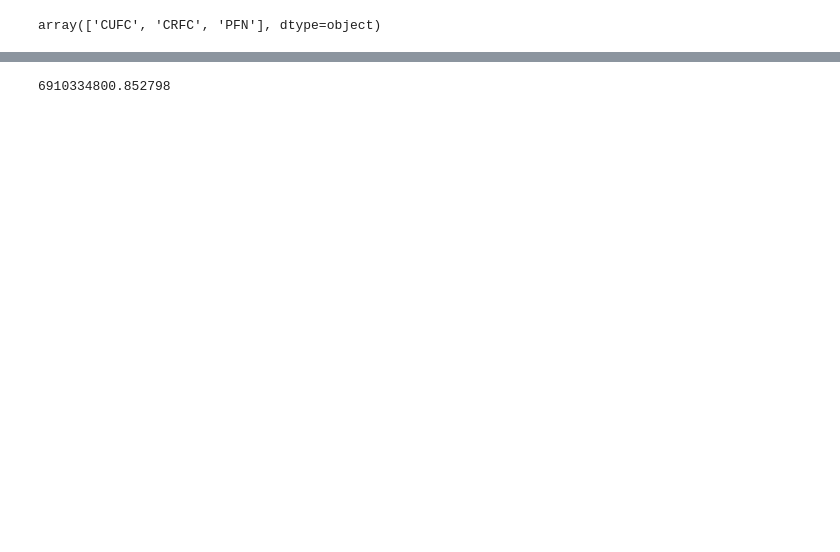
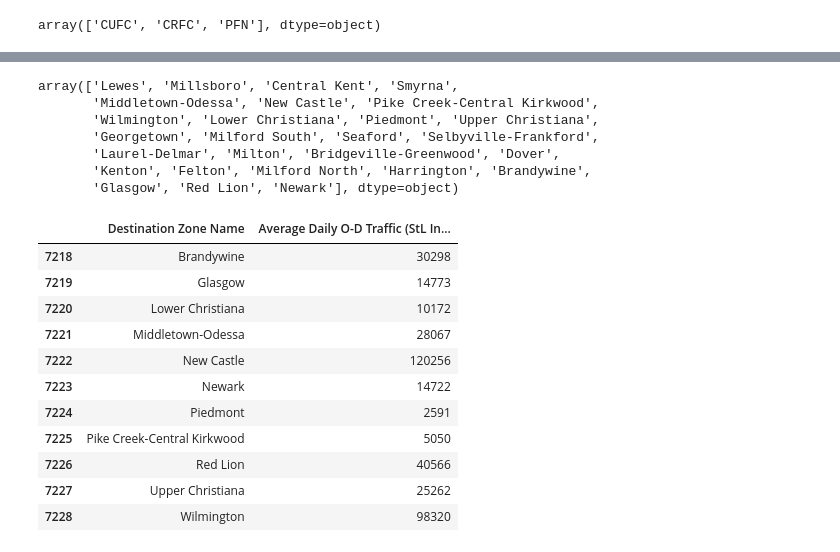
Before and after one commit to ReidelVichot/DEFreightProfiles, a Jupyter notebook: Truck_Volume_prediction.ipynb, the cells around one changed output, grey strips where cells are left out. Saved outputs shown, nothing was run; the diff lists cells and outputs as text; code cells hidden in the pictures; blank space fills up the shorter version.

```diff
--- a/Truck_Volume_prediction.ipynb
+++ b/Truck_Volume_prediction.ipynb
@@ -433,0 +69,8 @@ len(rail["OWNER"].unique())
+# %%
+cols = ['Vehicle Weight', 'Origin Zone ID', 'Origin Zone Name',
+        'Origin Zone Source', 'Destination Zone ID', 'Destination Zone Name',
+        'Destination Zone Source', 'Day Type', 'Day Part',
+        'Average Daily O-D Traffic (StL Index)',
+        'Average Daily Origin Zone Traffic (StL Index)',
+       'Average Daily Destination Zone Traffic (StL Index)',
+       'Avg Travel Time (sec)']
@@ -434,4 +79,10 @@ len(rail["OWNER"].unique())
 # %%
-ccd[ccd["NAME"]==CCD].area.values[0]
+ccd["NAME"].values
 # %% [output]
-6910334800.852798
+array(['Lewes', 'Millsboro', 'Central Kent', 'Smyrna',
+       'Middletown-Odessa', 'New Castle', 'Pike Creek-Central Kirkwood',
+       'Wilmington', 'Lower Christiana', 'Piedmont', 'Upper Christiana',
+       'Georgetown', 'Milford South', 'Seaford', 'Selbyville-Frankford',
+       'Laurel-Delmar', 'Milton', 'Bridgeville-Greenwood', 'Dover',
+       'Kenton', 'Felton', 'Milford North', 'Harrington', 'Brandywine',
+       'Glasgow', 'Red Lion', 'Newark'], dtype=object)
@@ -437,0 +93,15 @@ ccd[ccd["NAME"]==CCD].area.values[0]
+# %%
+truck_traffic_ccd
+# %% [output]
+|  | Destination Zone Name | Average Daily O-D Traffic (StL In... |
+| 7218 | Brandywine | 30298 |
+| 7219 | Glasgow | 14773 |
+| 7220 | Lower Christiana | 10172 |
+| 7221 | Middletown-Odessa | 28067 |
+| 7222 | New Castle | 120256 |
+| 7223 | Newark | 14722 |
+| 7224 | Piedmont | 2591 |
+| 7225 | Pike Creek-Central Kirkwood | 5050 |
+| 7226 | Red Lion | 40566 |
+| 7227 | Upper Christiana | 25262 |
+| 7228 | Wilmington | 98320 |
```
Also changed, not shown: parts of 37 cells of this notebook.
